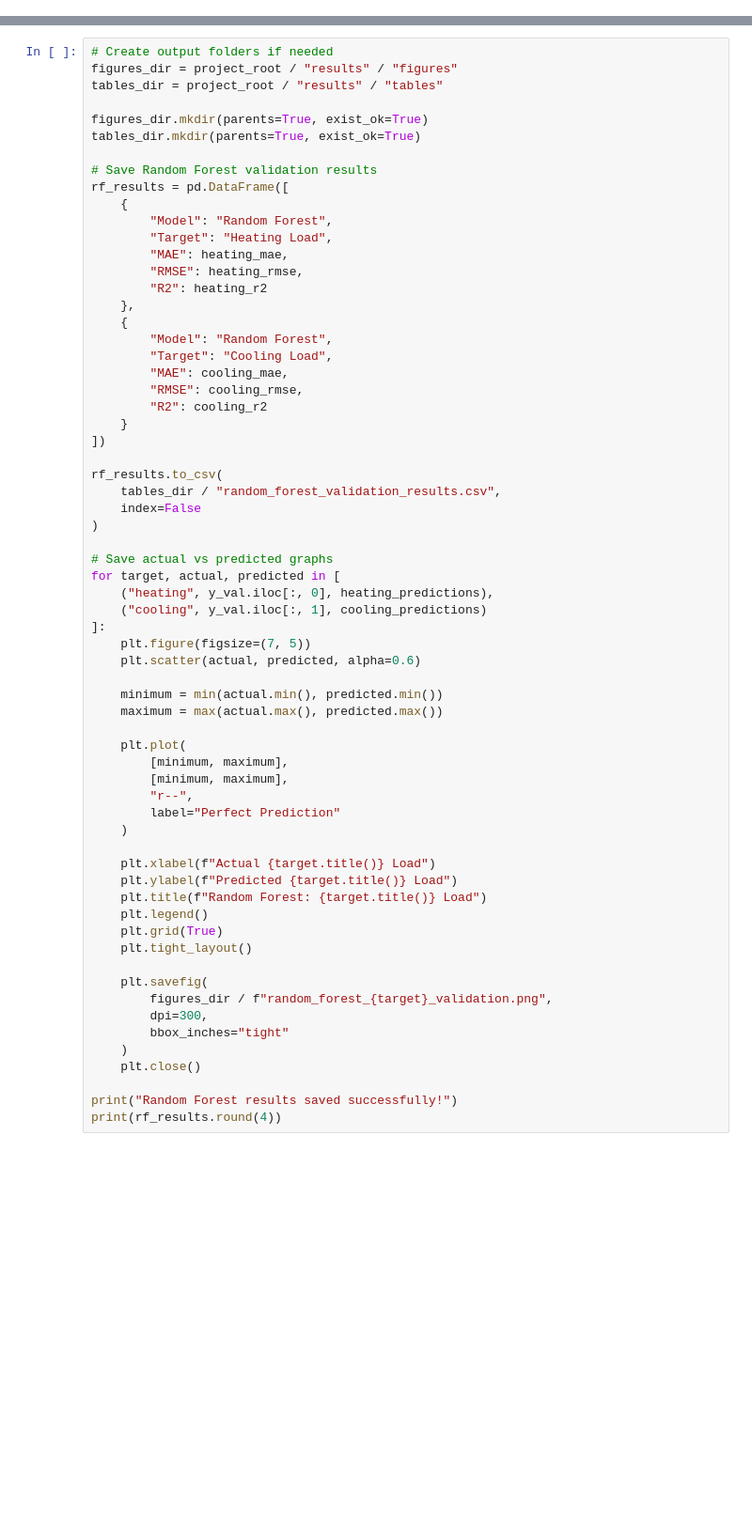
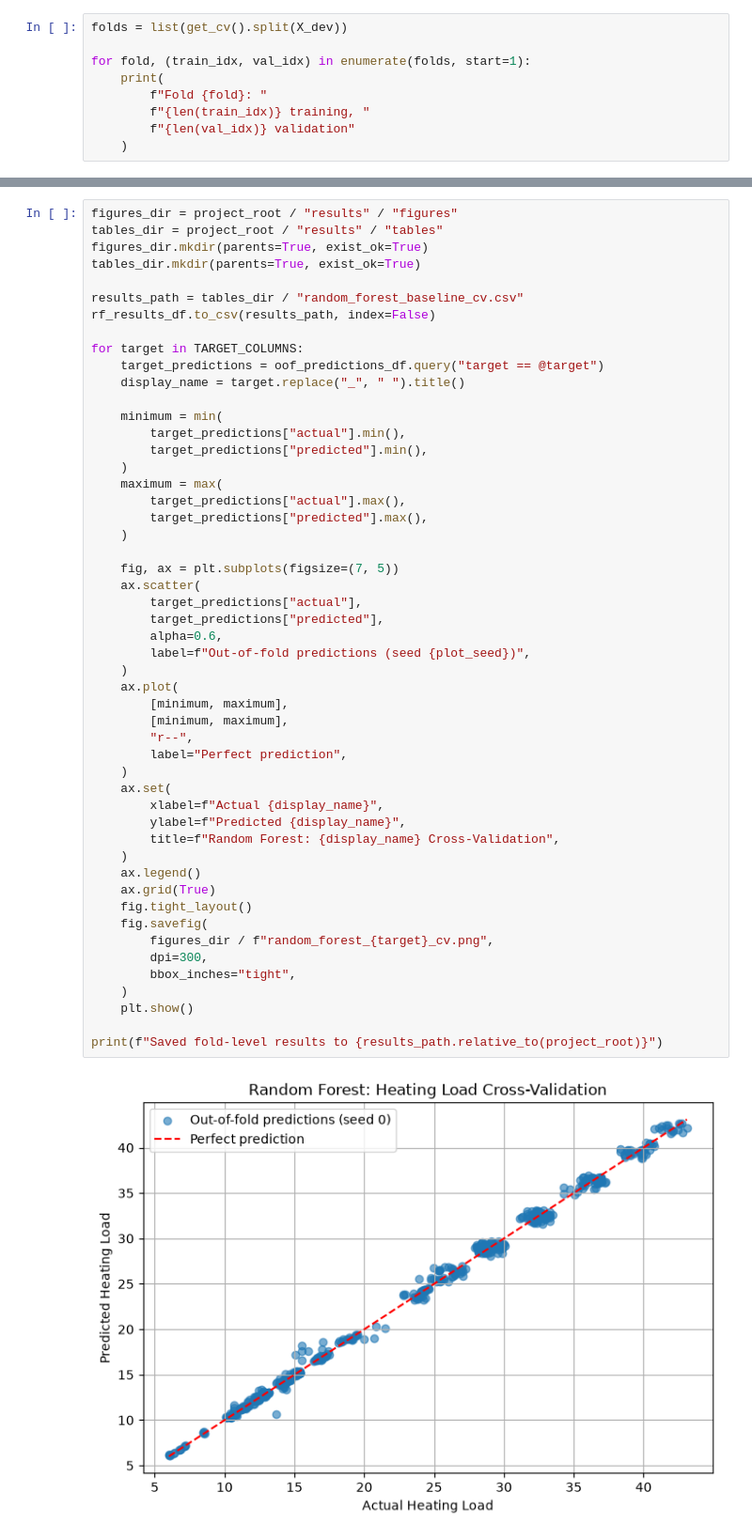
Before and after one commit to jacob-baker25/eleg405-energy-load-prediction, a Jupyter notebook: notebooks/03_random_forest_nate.ipynb, the cells around one changed output, grey strips where cells are left out. Shown at 94% size. Saved outputs shown, nothing was run; the diff lists cells and outputs as text; blank space fills up the shorter version.

Commit message:
Recitified differences in data splitting

```diff
--- a/notebooks/03_random_forest_nate.ipynb
+++ b/notebooks/03_random_forest_nate.ipynb
@@ -201,0 +44,9 @@ plt.show()
+# %%
+folds = list(get_cv().split(X_dev))
+
+for fold, (train_idx, val_idx) in enumerate(folds, start=1):
+    print(
+        f"Fold {fold}: "
+        f"{len(train_idx)} training, "
+        f"{len(val_idx)} validation"
+    )
@@ -202,66 +160,53 @@ plt.show()
 # %%
-# Create output folders if needed
 figures_dir = project_root / "results" / "figures"
 tables_dir = project_root / "results" / "tables"
-
 figures_dir.mkdir(parents=True, exist_ok=True)
 tables_dir.mkdir(parents=True, exist_ok=True)
 
-# Save Random Forest validation results
-rf_results = pd.DataFrame([
-    {
-        "Model": "Random Forest",
-        "Target": "Heating Load",
-        "MAE": heating_mae,
-        "RMSE": heating_rmse,
-        "R2": heating_r2
-    },
-    {
-        "Model": "Random Forest",
-        "Target": "Cooling Load",
-        "MAE": cooling_mae,
-        "RMSE": cooling_rmse,
-        "R2": cooling_r2
-    }
-])
+results_path = tables_dir / "random_forest_baseline_cv.csv"
+rf_results_df.to_csv(results_path, index=False)
 
-rf_results.to_csv(
-    tables_dir / "random_forest_validation_results.csv",
-    index=False
-)
+for target in TARGET_COLUMNS:
+    target_predictions = oof_predictions_df.query("target == @target")
+    display_name = target.replace("_", " ").title()
 
-# Save actual vs predicted graphs
-for target, actual, predicted in [
-    ("heating", y_val.iloc[:, 0], heating_predictions),
-    ("cooling", y_val.iloc[:, 1], cooling_predictions)
-]:
-    plt.figure(figsize=(7, 5))
-    plt.scatter(actual, predicted, alpha=0.6)
+    minimum = min(
+        target_predictions["actual"].min(),
+        target_predictions["predicted"].min(),
+    )
+    maximum = max(
+        target_predictions["actual"].max(),
+        target_predictions["predicted"].max(),
+    )
 
-    minimum = min(actual.min(), predicted.min())
-    maximum = max(actual.max(), predicted.max())
-
-    plt.plot(
+    fig, ax = plt.subplots(figsize=(7, 5))
+    ax.scatter(
+        target_predictions["actual"],
+        target_predictions["predicted"],
+        alpha=0.6,
+        label=f"Out-of-fold predictions (seed {plot_seed})",
+    )
+    ax.plot(
         [minimum, maximum],
         [minimum, maximum],
         "r--",
-        label="Perfect Prediction"
+        label="Perfect prediction",
     )
+    ax.set(
+        xlabel=f"Actual {display_name}",
+        ylabel=f"Predicted {display_name}",
+        title=f"Random Forest: {display_name} Cross-Validation",
+    )
+    ax.legend()
+    ax.grid(True)
+    fig.tight_layout()
+    fig.savefig(
+        figures_dir / f"random_forest_{target}_cv.png",
+        dpi=300,
+        bbox_inches="tight",
+    )
+    plt.show()
 
-    plt.xlabel(f"Actual {target.title()} Load")
-    plt.ylabel(f"Predicted {target.title()} Load")
-    plt.title(f"Random Forest: {target.title()} Load")
-    plt.legend()
-    plt.grid(True)
-    plt.tight_layout()
-
-    plt.savefig(
-        figures_dir / f"random_forest_{target}_validation.png",
-        dpi=300,
-        bbox_inches="tight"
-    )
-    plt.close()
-
-print("Random Forest results saved successfully!")
-print(rf_results.round(4))
+print(f"Saved fold-level results to {results_path.relative_to(project_root)}")
 # %% [output]
+[figure, added]
```
Also changed, not shown: parts of 16 cells of this notebook, 7 other files.
